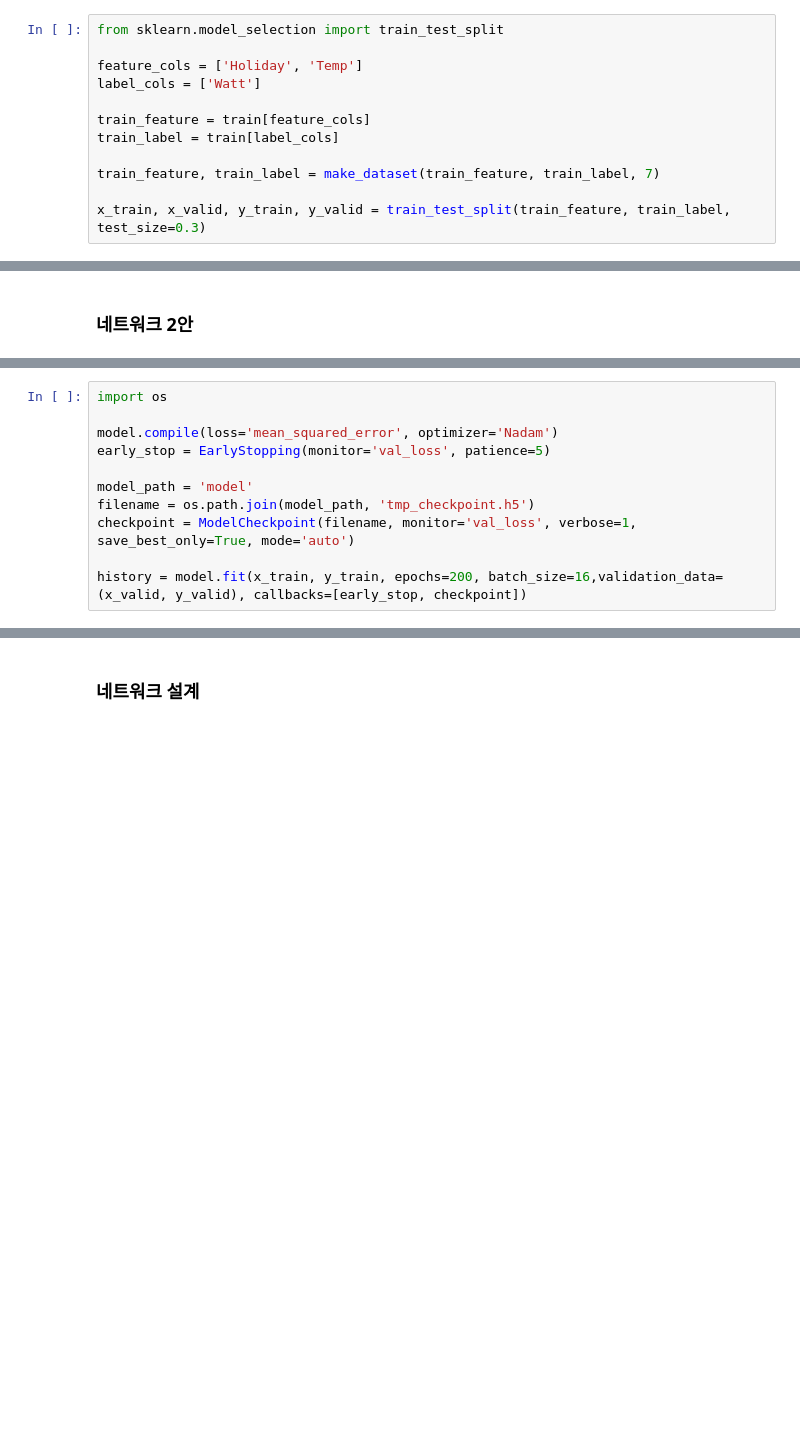
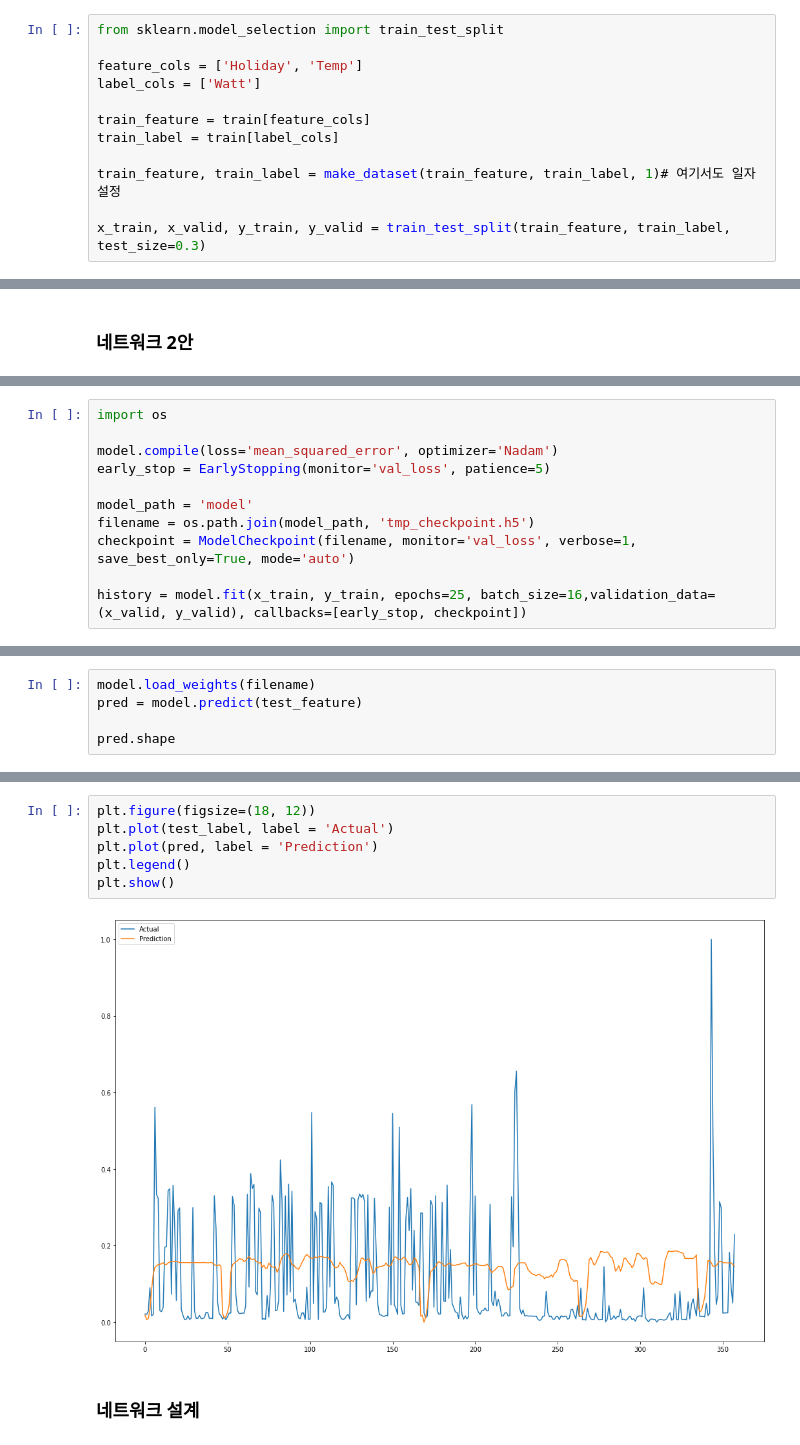
Before and after one commit to Chromatic-Hwi/Electric_Power_Forecasting, a Jupyter notebook: electric_power_consumption/LSTM_Enerssum.Ver.1.5-second_way.ipynb, the cells around one changed output, grey strips where cells are left out. Drawn from its saved outputs; the diff is of its cells as text; blank space fills up the shorter version.

```diff
--- a/electric_power_consumption/LSTM_Enerssum.Ver.1.5-second_way.ipynb
+++ b/electric_power_consumption/LSTM_Enerssum.Ver.1.5-second_way.ipynb
@@ -200,7 +216,7 @@ label_cols = ['Watt']
 train_feature = train[feature_cols]
 train_label = train[label_cols]
 
-train_feature, train_label = make_dataset(train_feature, train_label, 7)
+train_feature, train_label = make_dataset(train_feature, train_label, 1)# 여기서도 일자 설정
 
 x_train, x_valid, y_train, y_valid = train_test_split(train_feature, train_label, test_size=0.3)
 # %%
@@ -239,5 +257,5 @@ model_path = 'model'
 filename = os.path.join(model_path, 'tmp_checkpoint.h5')
 checkpoint = ModelCheckpoint(filename, monitor='val_loss', verbose=1, save_best_only=True, mode='auto')
 
-history = model.fit(x_train, y_train, epochs=200, batch_size=16,validation_data=(x_valid, y_valid), callbacks=[early_stop, checkpoint])
+history = model.fit(x_train, y_train, epochs=25, batch_size=16,validation_data=(x_valid, y_valid), callbacks=[early_stop, checkpoint])
 # %% [output]
@@ -260,0 +279,5 @@ Epoch 00019: val_loss did not improve from 0.02261
+# %%
+model.load_weights(filename)
+pred = model.predict(test_feature)
+
+pred.shape
@@ -261,3 +286,11 @@ Epoch 00019: val_loss did not improve from 0.02261
+# %%
+plt.figure(figsize=(18, 12))
+plt.plot(test_label, label = 'Actual')
+plt.plot(pred, label = 'Prediction')
+plt.legend()
+plt.show()
+# %% [output]
+[figure, added]
 # %% [markdown]
 ### 네트워크 설계
 # %%
```
Also changed, not shown: parts of 6 cells of this notebook, 2 other files.
